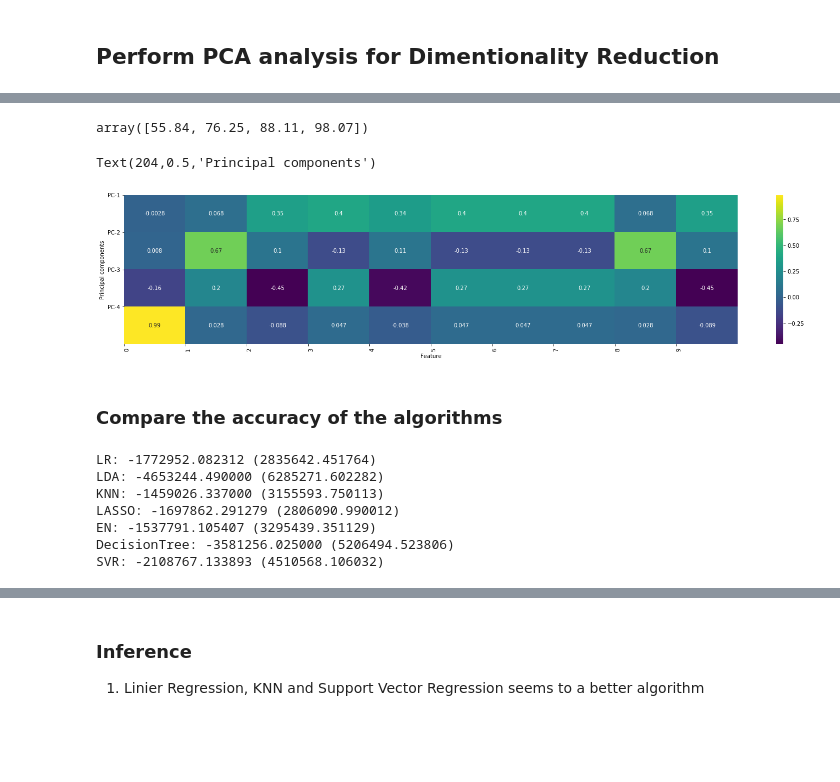
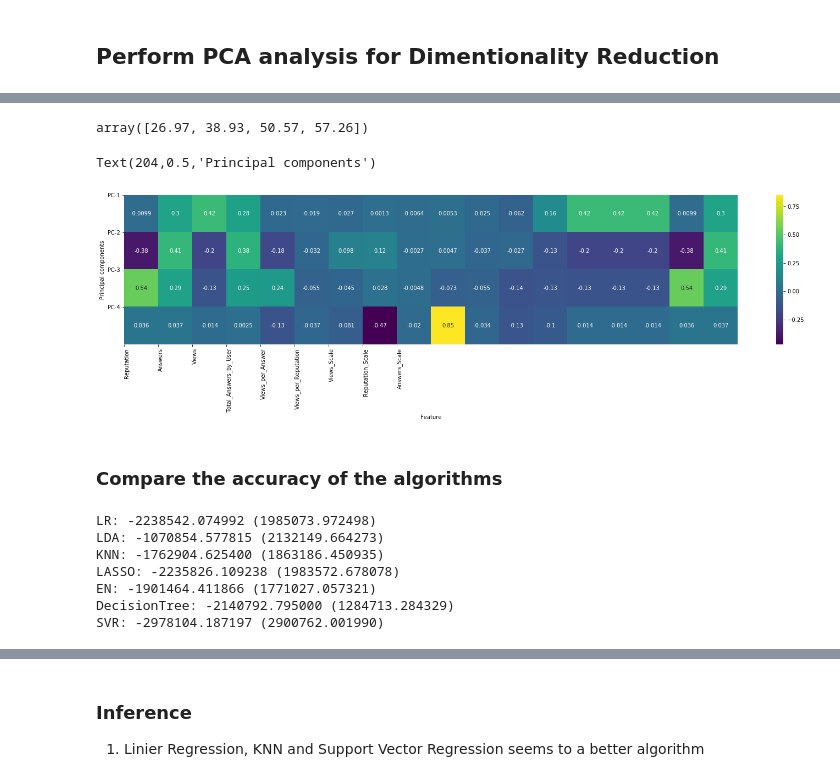
Before and after one commit to anupam-ranjan/Enigma, a Jupyter notebook: Enigma_Machine_Learning_Code_Fest-Model.ipynb, the cells around one changed output, grey strips where cells are left out. Drawn from its saved outputs; the diff is of its cells as text; code cells hidden in the pictures; blank space fills up the shorter version.

```diff
--- a/Enigma_Machine_Learning_Code_Fest-Model.ipynb
+++ b/Enigma_Machine_Learning_Code_Fest-Model.ipynb
@@ -75,11 +83,11 @@ train_dataset_normalized.head()
 ## Perform PCA analysis for Dimentionality Reduction
 # %%
 #Get the output variable in the label separately
-label = train_dataset["Upvotes"].values
-predictors = train_dataset_normalized.values
+label = y.values
+predictors = X.values
 # %%
 #Build the PCA model
-pca = PCA(n_components = len(train_dataset_normalized.columns))
+pca = PCA(n_components = len(X.columns))
 pca.fit_transform(predictors)
 variance_ratio = pca.explained_variance_ratio_
 display(variance_ratio)
@@ -116,5 +124,6 @@ array([ 55.84,  76.25,  88.11,  98.07, 100.  , 100.  , 100.  , 100.  ,
 # %%
 #Now build the model with chosen number of Principal Components
 pca = PCA(n_components = 4)
-pca.fit(predictors)
-transformed_vector =pca.fit_transform(predictors)
+train_pca = pca.fit_transform(predictors)
+test_pca = pca.fit_transform(test_dataset_normalized)
+print(test_pca)
@@ -131,15 +158,15 @@ pd.DataFrame(pca.components_, columns = train_dataset_normalized.columns, index
 variance_ratio_cum_sum = np.cumsum(np.round(pca.explained_variance_ratio_, decimals = 4) * 100)
 display(variance_ratio_cum_sum)
 # %% [output]
-array([55.84, 76.25, 88.11, 98.07])
+array([26.97, 38.93, 50.57, 57.26])
 # %%
 # Plot the heat map displaying compliance of principal components with input feature
 plt.figure(figsize=[25,5])
-sns.heatmap(pca.components_[0:4,:], annot = True, cmap = 'viridis')
+sns.heatmap(pca.components_[0:10,:], annot = True, cmap = 'viridis')
 plt.yticks([0,1,2,3], ["PC-1", "PC-2", "PC-3", "PC-4"], rotation = 360, ha = "right")
-plt.xticks(range(len(features)), features, rotation=90, ha = "left")
+plt.xticks(range(len(features)), feature_cols, rotation=90, ha = "left")
 plt.xlabel("Feature")
 plt.ylabel("Principal components")
 # %% [output]
 Text(204,0.5,'Principal components')
-[figure, old version]
+[figure, new version]
@@ -183,20 +200,20 @@ X_validate = X_validate_ds.values
 results = []
 names = []
 for name, model in models:
-    kfold = model_selection.KFold(n_splits=10, random_state=seed)
-    cv_results = model_selection.cross_val_score(model, X_train, y_train, cv=kfold, scoring=scoring)
+    kfold = model_selection.KFold(n_splits=10, random_state=3)
+    cv_results = model_selection.cross_val_score(model, X_train, y_train, cv=5, scoring = 'mean_squared_error')
     results.append(cv_results)
     names.append(name)
     msg = "%s: %f (%f)" % (name, cv_results.mean(), cv_results.std())
     print(msg)
 # %% [output]
-LR: -1772952.082312 (2835642.451764)
-LDA: -4653244.490000 (6285271.602282)
-KNN: -1459026.337000 (3155593.750113)
-LASSO: -1697862.291279 (2806090.990012)
-EN: -1537791.105407 (3295439.351129)
-DecisionTree: -3581256.025000 (5206494.523806)
-SVR: -2108767.133893 (4510568.106032)
+LR: -2238542.074992 (1985073.972498)
+LDA: -1070854.577815 (2132149.664273)
+KNN: -1762904.625400 (1863186.450935)
+LASSO: -2235826.109238 (1983572.678078)
+EN: -1901464.411866 (1771027.057321)
+DecisionTree: -2140792.795000 (1284713.284329)
+SVR: -2978104.187197 (2900762.001990)
 # %%
 # boxplot algorithm comparison
 fig = plt.figure()
```
Also changed, not shown: parts of 37 cells of this notebook, 1 other file.
